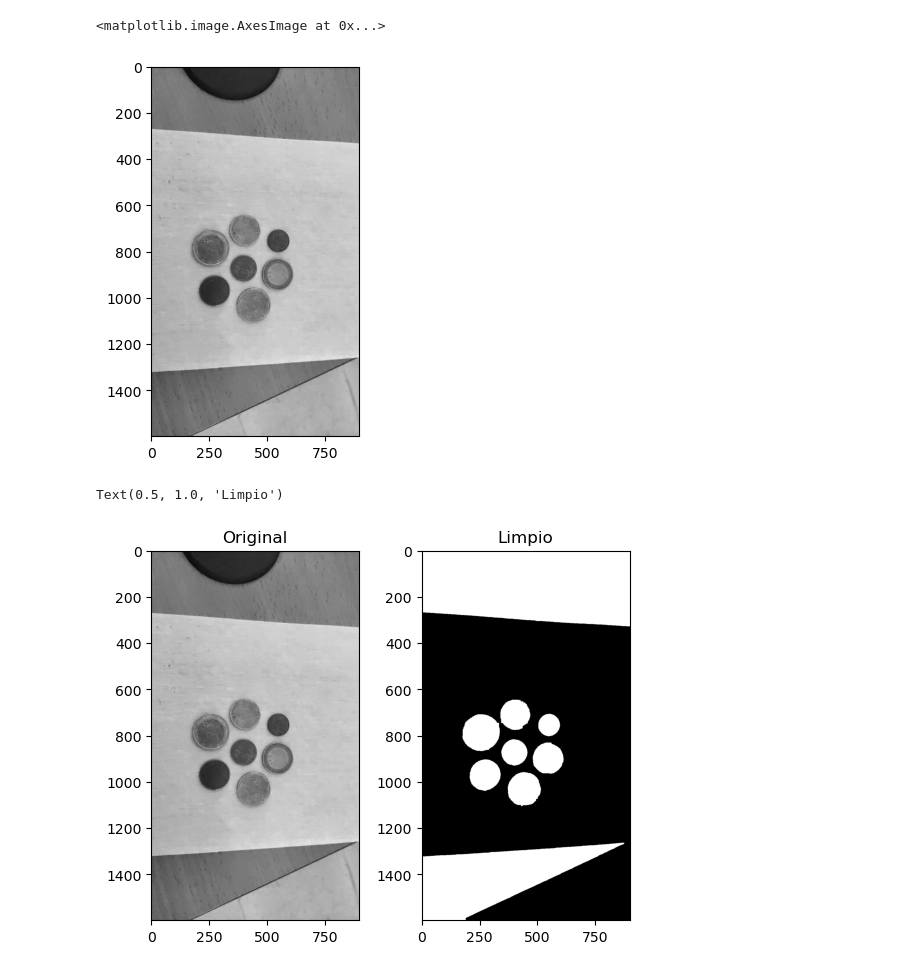
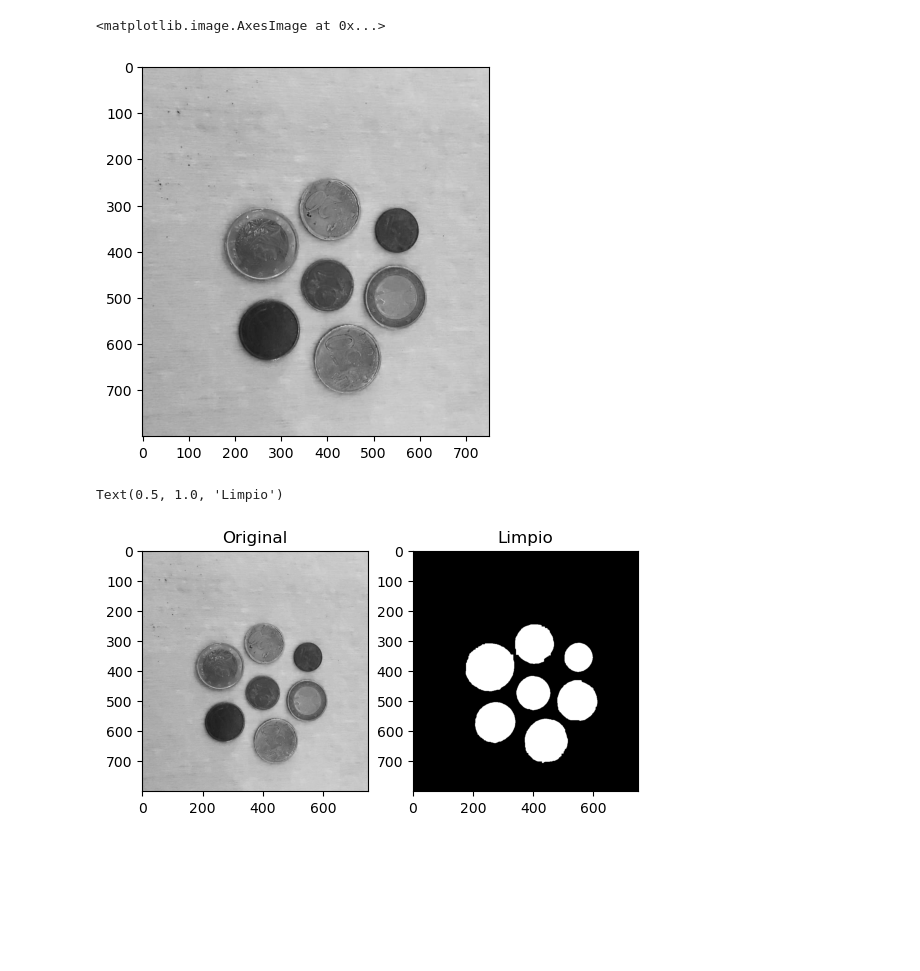
Before and after one commit to daferre01/BIGDATA-IA, a Jupyter notebook: IA/PROGRAMACION_DE_IA/Espacios_de_Color/mascara_monedas.ipynb, the cells around one changed output. Drawn from its saved outputs; the diff is of its cells as text; code cells hidden in the pictures; blank space fills up the shorter version.

```diff
--- a/IA/PROGRAMACION_DE_IA/Espacios_de_Color/mascara_monedas.ipynb
+++ b/IA/PROGRAMACION_DE_IA/Espacios_de_Color/mascara_monedas.ipynb
@@ -3,15 +3,17 @@ import cv2 as cv
 import numpy as np
 from matplotlib import pyplot as plt
 # %%
-src_monedas = cv.imread("imagenes/moneda_servilleta.jpg")
-src_monedas = src_monedas[:, :, 0]
+src_monedas_org = cv.imread("imagenes/moneda_servilleta.jpg")
 
+src_monedas_org = src_monedas_org[400:1200,0:750 ]
+
+src_monedas = src_monedas_org[:, :, 0]
 
 
 plt.imshow(src_monedas,cmap="gray")
 # %% [output]
 <matplotlib.image.AxesImage at 0x...>
-[figure, old version]
+[figure, new version]
 # %%
 kernel = np.ones((5,5),np.uint8)
 src_monedas_dif = cv.GaussianBlur(src=src_monedas, ksize=(5,5), sigmaX=0, sigmaY=0)
@@ -32,4 +34,4 @@ ax2.imshow(erosion,cmap="gray")
 ax2.set_title("Limpio")
 # %% [output]
 Text(0.5, 1.0, 'Limpio')
-[figure, old version]
+[figure, new version]
```
Also changed, not shown: parts of 2 cells of this notebook, 1 other file.
